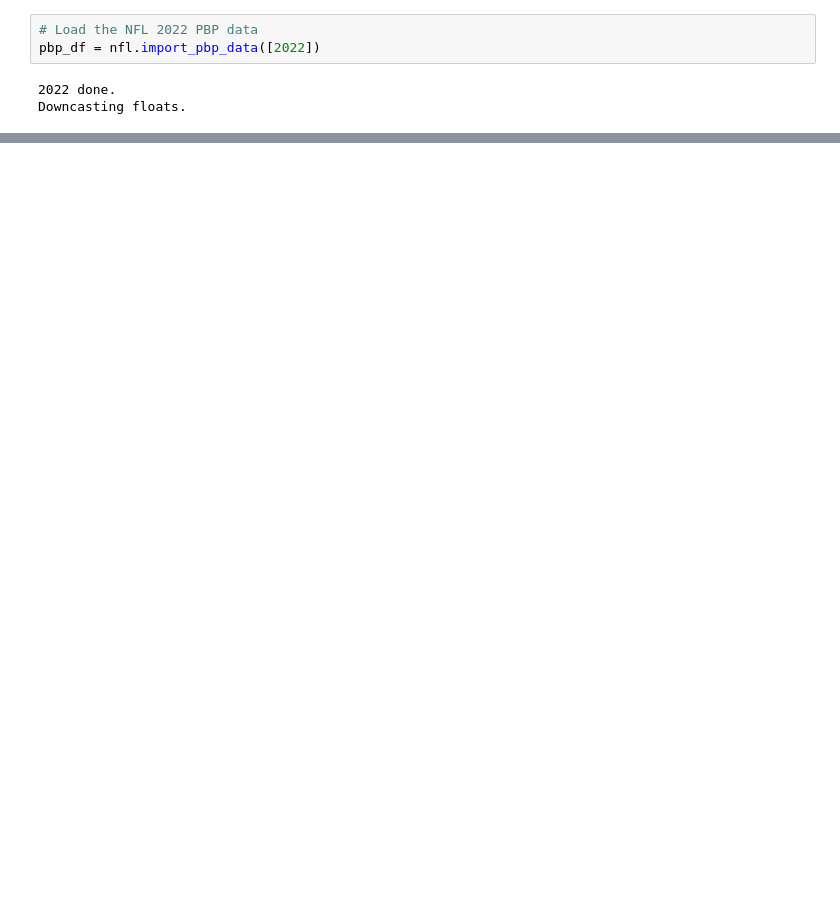
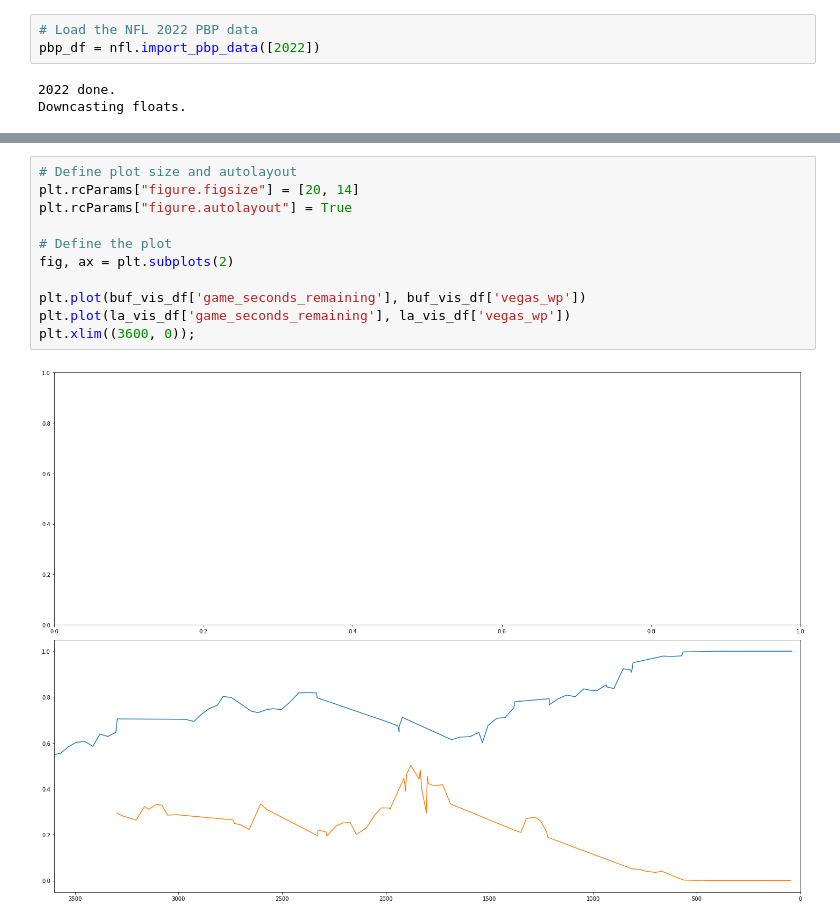
Before and after one commit to tbryan2/NFL-Win-Probability-Chart, a Jupyter notebook: NFL-Win-Probability-Visualization.ipynb, the cells around one changed output, grey strips where cells are left out. Cells and saved outputs as stored; diff of their text form; blank space fills up the shorter version.

```diff
--- a/NFL-Win-Probability-Visualization.ipynb
+++ b/NFL-Win-Probability-Visualization.ipynb
@@ -63,0 +115,13 @@ pbp_df
+# %%
+# Define plot size and autolayout
+plt.rcParams["figure.figsize"] = [20, 14]
+plt.rcParams["figure.autolayout"] = True
+
+# Define the plot
+fig, ax = plt.subplots(2)
+
+plt.plot(buf_vis_df['game_seconds_remaining'], buf_vis_df['vegas_wp'])
+plt.plot(la_vis_df['game_seconds_remaining'], la_vis_df['vegas_wp'])
+plt.xlim((3600, 0));
+# %% [output]
+[figure, added]
```
Also changed, not shown: parts of 4 cells of this notebook.
